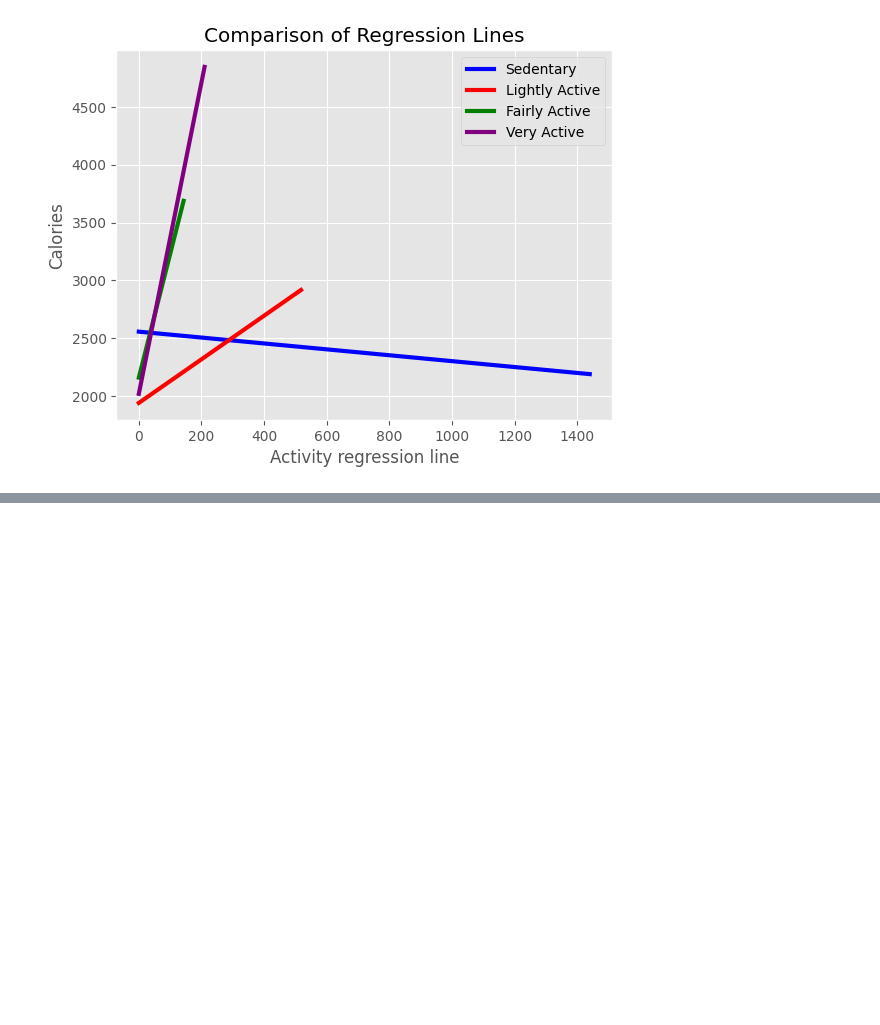
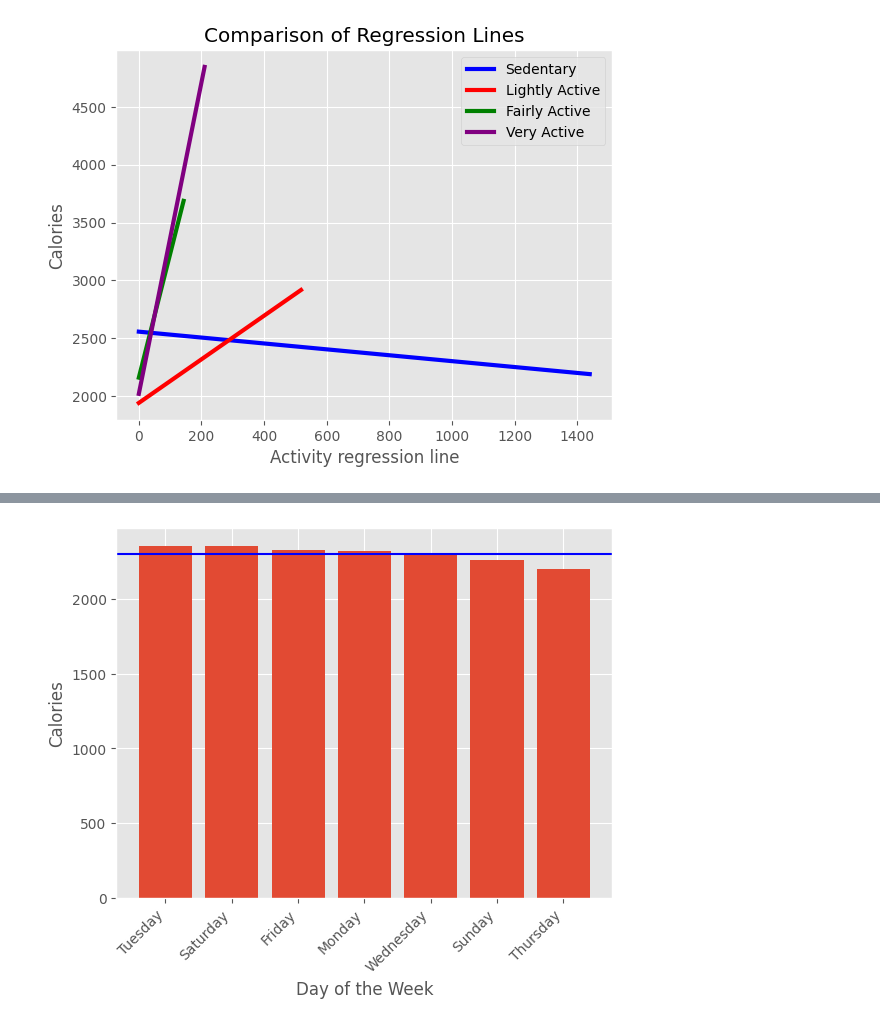
Before and after one commit to JJDataAnalyst-viz/Bellabeat_Project, a Jupyter notebook: Stage_4_Analyze/analysis.ipynb, the cells around one changed output, grey strips where cells are left out. Drawn from its saved outputs; the diff is of its cells as text; code cells hidden in the pictures; blank space fills up the shorter version.

```diff
--- a/Stage_4_Analyze/analysis.ipynb
+++ b/Stage_4_Analyze/analysis.ipynb
@@ -389,0 +405,12 @@ plt.show()
+# %%
+#Checking avg calories through week
+df_sorted = df_subset.groupby('Day_of_the_week')['Calories'].mean().sort_values(ascending=False)
+plt.bar(df_sorted.index, df_sorted)
+plt.xticks(rotation=45, ha='right')
+plt.xlabel('Day of the Week')
+plt.ylabel('Calories')
+plt.axhline(y=df_subset['Calories'].mean(),color='blue', label='Average Calories each day')
+
+plt.show()
+# %% [output]
+[figure, added]
```
Also changed, not shown: parts of 5 cells of this notebook.
